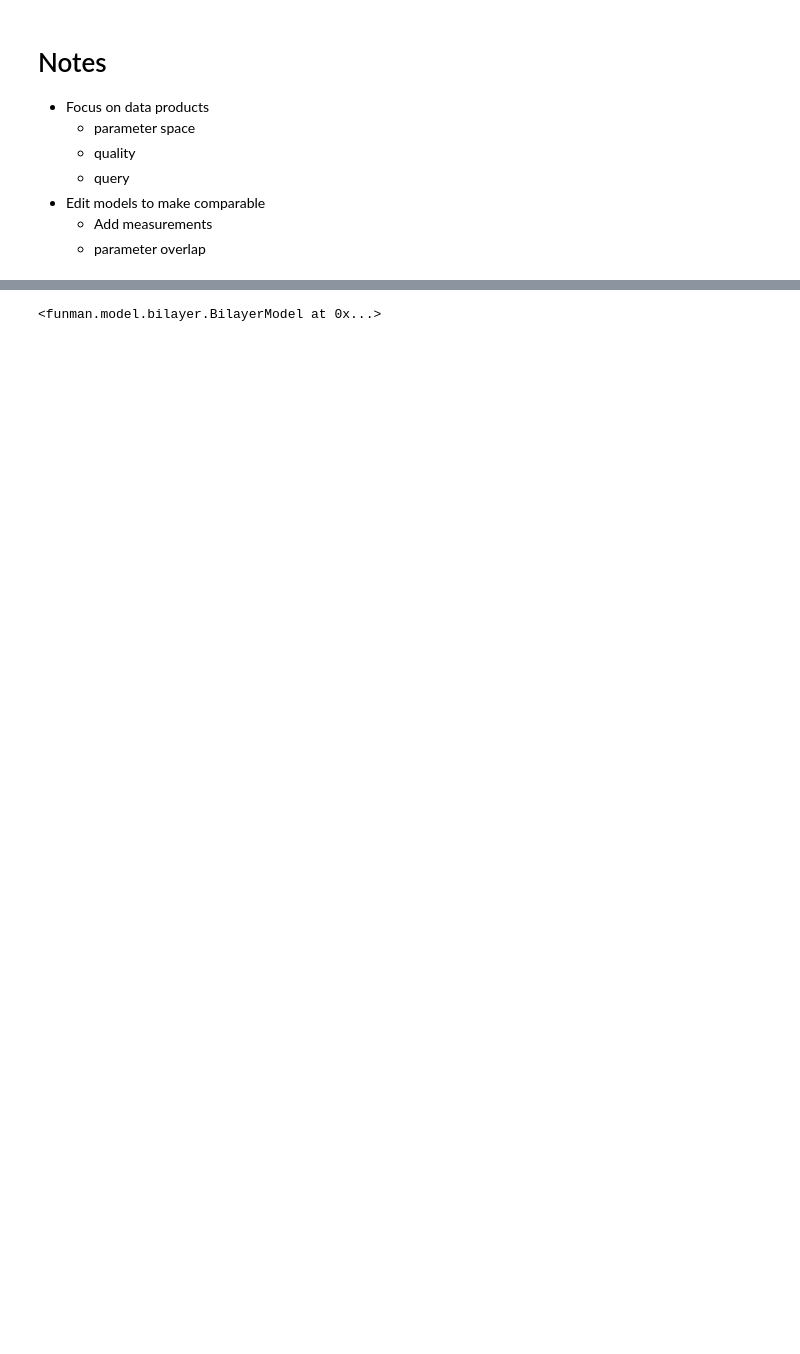
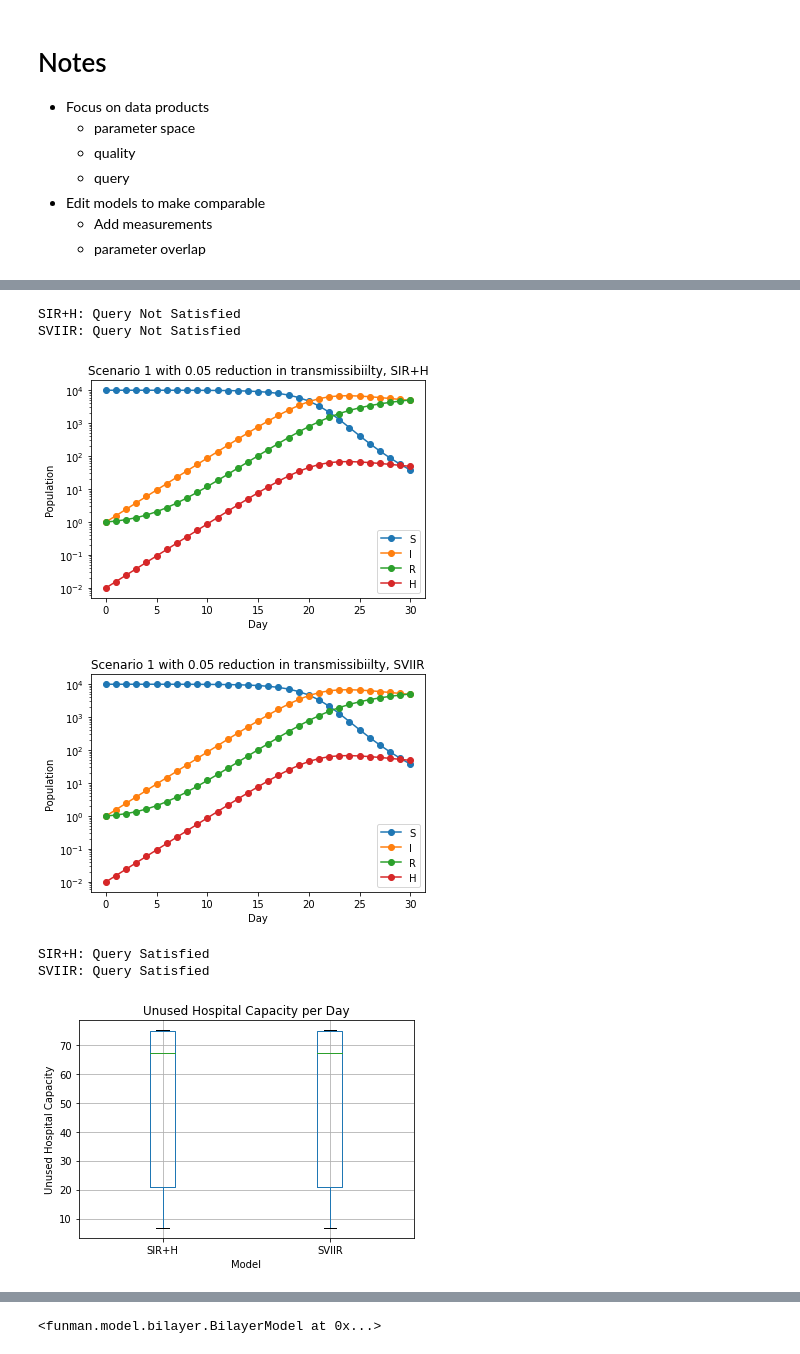
Before and after one commit to ml4ai/funman, a Jupyter notebook: notebooks/dec_8_2022_demo_funman.ipynb, the cells around one changed output, grey strips where cells are left out. Cells and saved outputs as stored; diff of their text form; code cells hidden in the pictures; blank space fills up the shorter version.

```diff
--- a/notebooks/dec_8_2022_demo_funman.ipynb
+++ b/notebooks/dec_8_2022_demo_funman.ipynb
@@ -91,0 +43,27 @@ Text(0, 0.5, 'Unused Hospital Capacity')
+# %%
+# 0. No intervention. Will H_t <= 50 forall t?
+
+scenario1 = Scenario1(duration=30, query_threshold=50)
+transmissibility_reduction = 0.0
+results = scenario1.analyze_intervention_1(transmissibility_reduction)
+
+print("\n".join([r["message"] for n, r in results.items()]))
+scenario1.compare_model_results(results)
+# %% [output]
+SIR+H: Query Not Satisfied
+SVIIR: Query Not Satisfied
+# %%
+# 1. Intervene with 0.05 reduction in transmissibility.  Will H_t <= 50 forall t?
+
+transmissibility_reduction = 0.05
+scenario1 = Scenario1(duration=30, query_threshold = 75)
+results = scenario1.analyze_intervention_1(transmissibility_reduction)
+
+print("\n".join([r["message"] for n, r in results.items()]))
+scenario1.compare_model_results(results)
+# %% [output]
+[figure, added]
+[figure, added]
+SIR+H: Query Satisfied
+SVIIR: Query Satisfied
+[figure, added]
```
Also changed, not shown: parts of 10 cells of this notebook, 3 other files.
